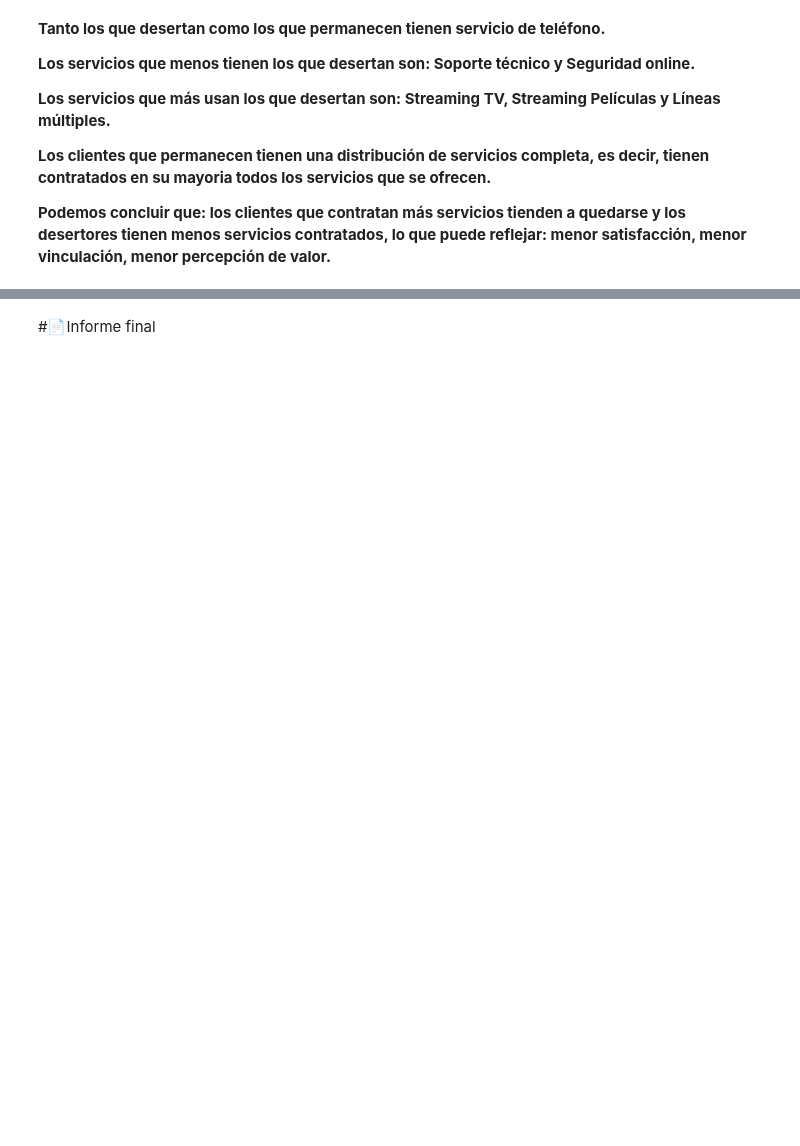
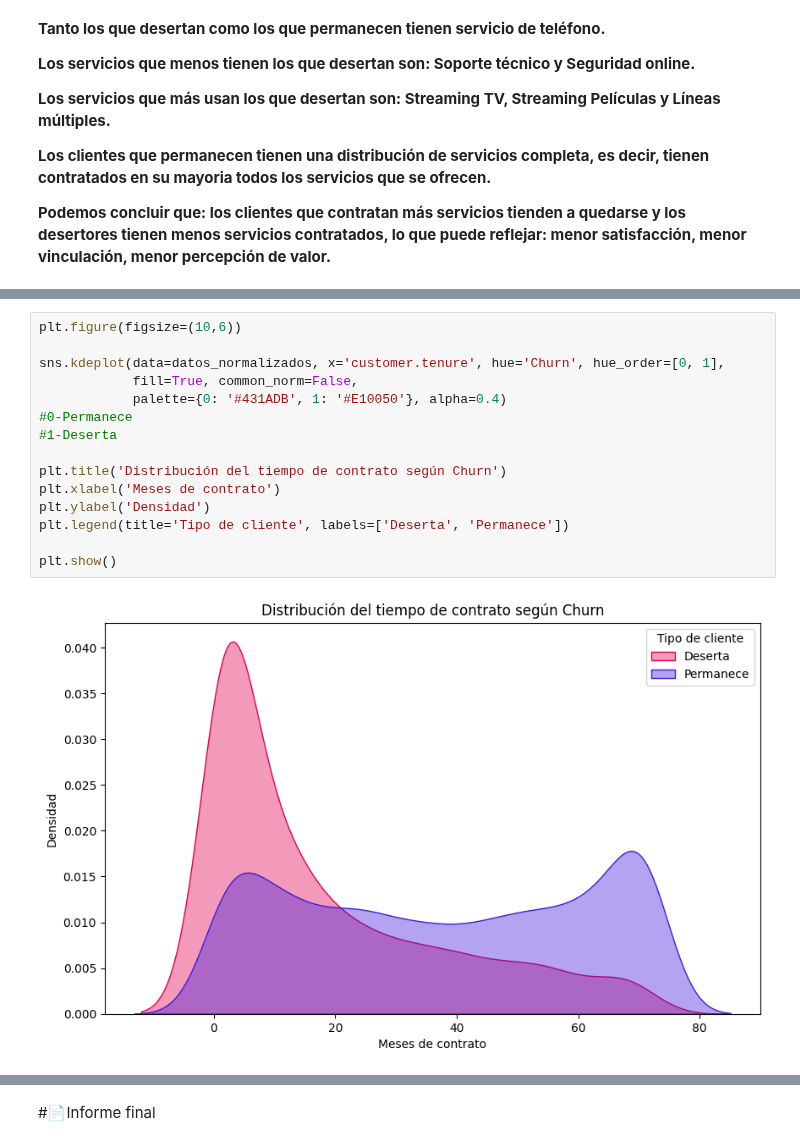
Before and after one commit to JGP-Code/TelecomX_LATAM_Challenge, a Jupyter notebook: TelecomX_LATAM.ipynb, the cells around one changed output, grey strips where cells are left out. Cells and saved outputs as stored; diff of their text form; blank space fills up the shorter version.

```diff
--- a/TelecomX_LATAM.ipynb
+++ b/TelecomX_LATAM.ipynb
@@ -974,0 +1019,17 @@ plt.show()
+# %%
+plt.figure(figsize=(10,6))
+
+sns.kdeplot(data=datos_normalizados, x='customer.tenure', hue='Churn', hue_order=[0, 1],
+            fill=True, common_norm=False,
+            palette={0: '#431ADB', 1: '#E10050'}, alpha=0.4)
+#0-Permanece
+#1-Deserta
+
+plt.title('Distribución del tiempo de contrato según Churn')
+plt.xlabel('Meses de contrato')
+plt.ylabel('Densidad')
+plt.legend(title='Tipo de cliente', labels=['Deserta', 'Permanece'])
+
+plt.show()
+# %% [output]
+[figure, added]
```
Also changed, not shown: parts of 7 cells of this notebook.
